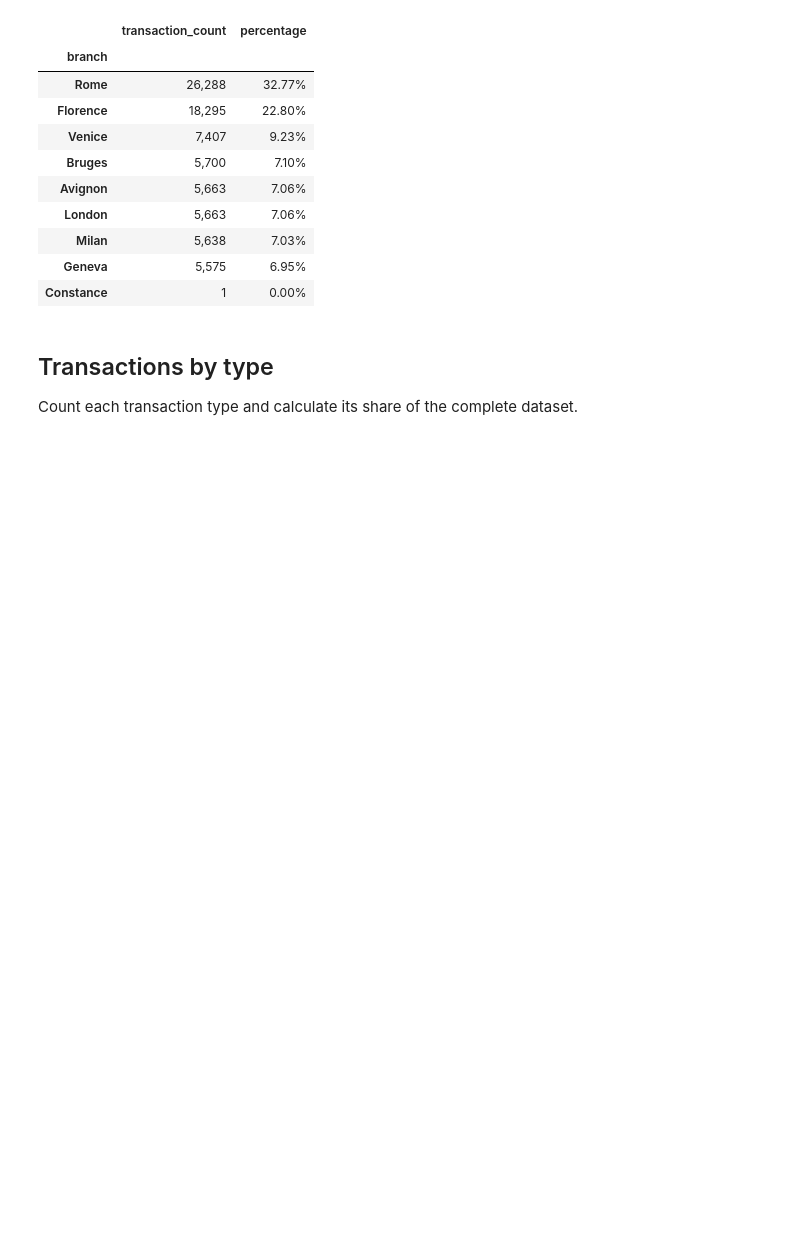
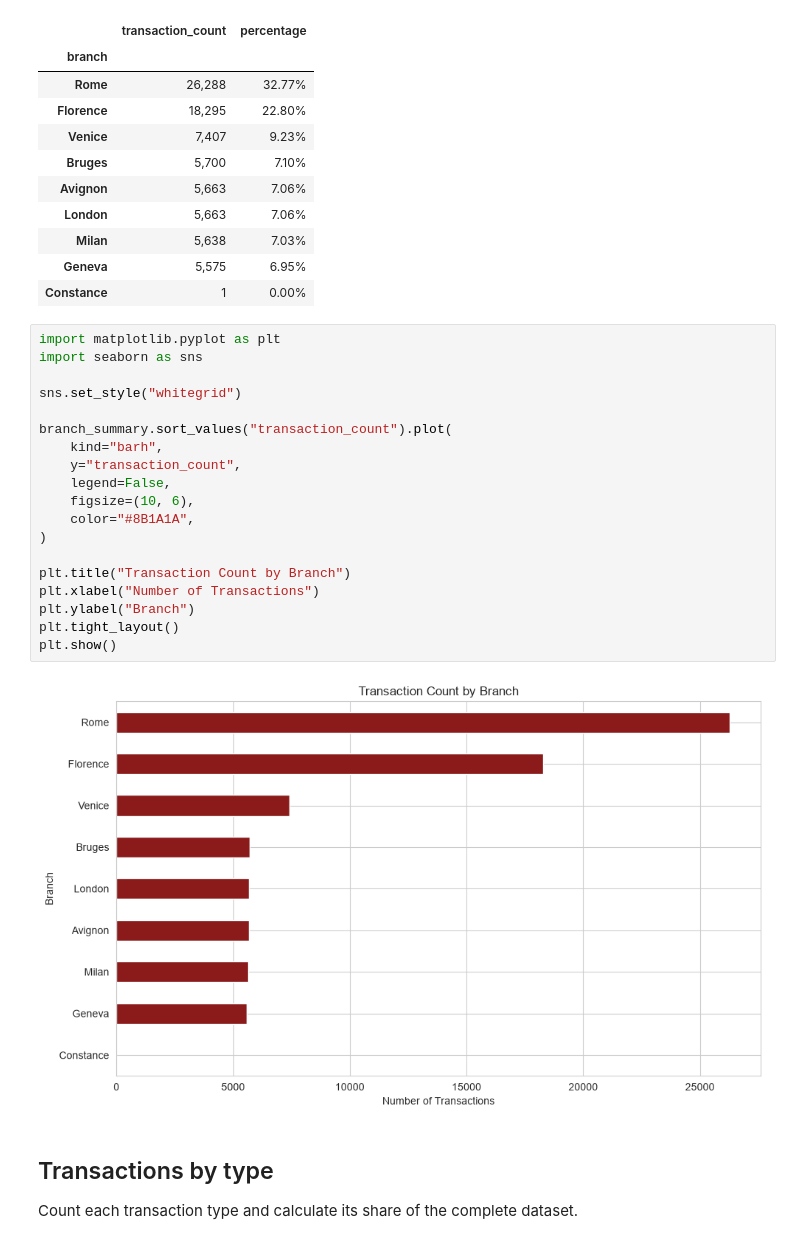
Before and after one commit to MediciMessCharlie/MediciMess_Charlie, a Jupyter notebook: analysis/phase1_Hakeem_80230_analysis.ipynb, the cells around one changed output. Saved outputs shown, nothing was run; the diff lists cells and outputs as text; blank space fills up the shorter version.

Commit message:
Add Phase 1 transaction visualizations

```diff
--- a/analysis/phase1_Hakeem_80230_analysis.ipynb
+++ b/analysis/phase1_Hakeem_80230_analysis.ipynb
@@ -94,6 +94,27 @@ assert round(branch_summary["percentage"].sum(), 10) == 100
 | Milan | 5,638 | 7.03% |
 | Geneva | 5,575 | 6.95% |
 | Constance | 1 | 0.00% |
+# %%
+import matplotlib.pyplot as plt
+import seaborn as sns
+
+sns.set_style("whitegrid")
+
+branch_summary.sort_values("transaction_count").plot(
+    kind="barh",
+    y="transaction_count",
+    legend=False,
+    figsize=(10, 6),
+    color="#8B1A1A",
+)
+
+plt.title("Transaction Count by Branch")
+plt.xlabel("Number of Transactions")
+plt.ylabel("Branch")
+plt.tight_layout()
+plt.show()
+# %% [output]
+[figure, added]
 # %% [markdown]
 ## Transactions by type
 
```
Also changed, not shown: parts of 10 cells of this notebook.
